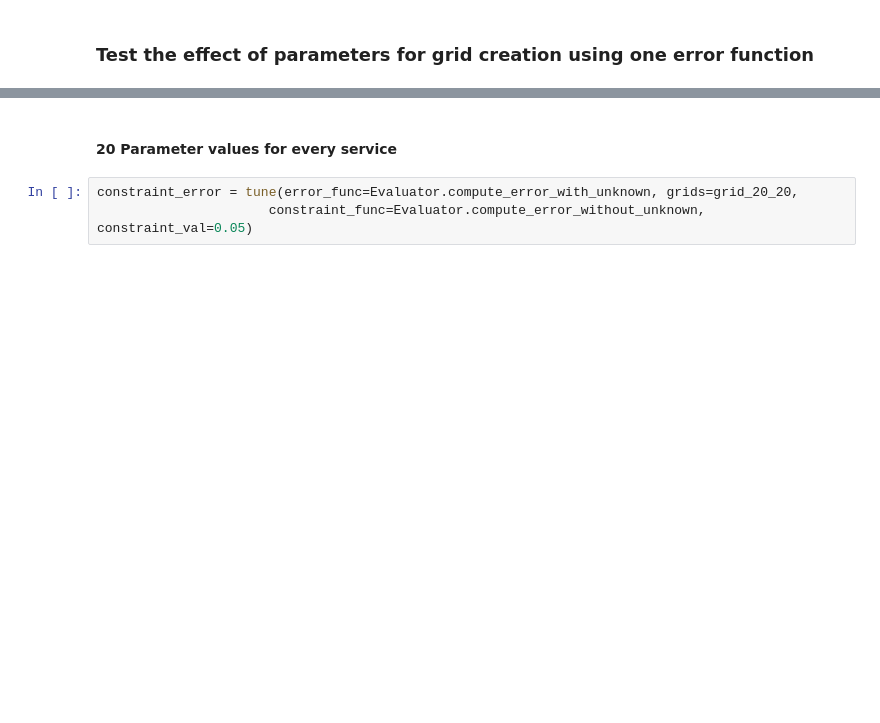
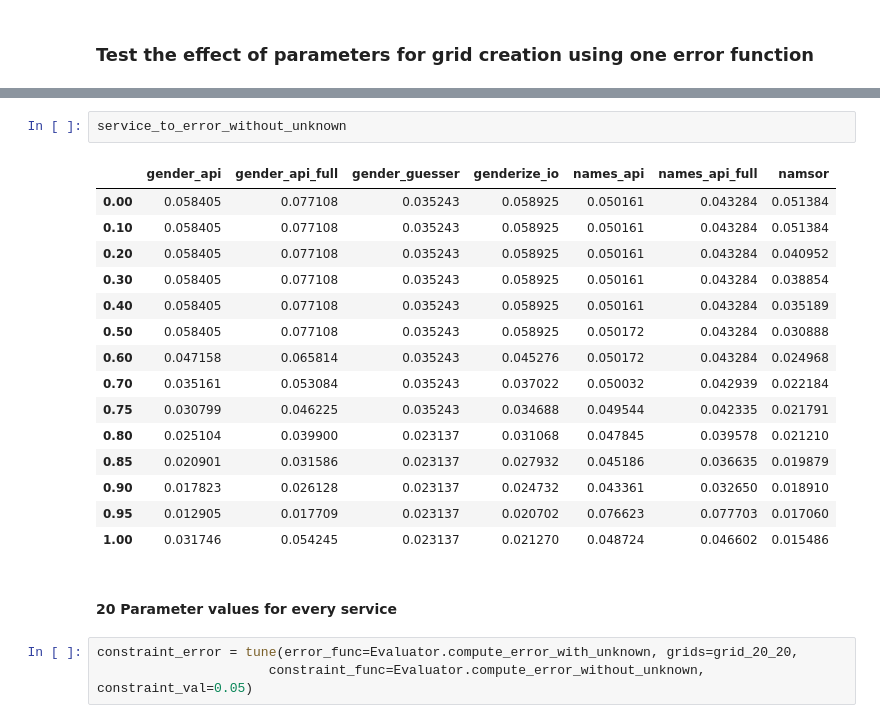
Before and after one commit to GenderGapSTEM-PublicationAnalysis/name_gender_inference, a Jupyter notebook: Parameter_tuning.ipynb, the cells around one changed output, grey strips where cells are left out. Saved outputs shown, nothing was run; the diff lists cells and outputs as text; blank space fills up the shorter version.

```diff
--- a/Parameter_tuning.ipynb
+++ b/Parameter_tuning.ipynb
@@ -308,3 +573,21 @@ def tune(error_func, grids, constraint_func=None, constraint_val=None):
+# %%
+service_to_error_without_unknown
+# %% [output]
+|  | gender_api | gender_api_full | gender_guesser | genderize_io | names_api | names_api_full | namsor |
+| 0.00 | 0.058405 | 0.077108 | 0.035243 | 0.058925 | 0.050161 | 0.043284 | 0.051384 |
+| 0.10 | 0.058405 | 0.077108 | 0.035243 | 0.058925 | 0.050161 | 0.043284 | 0.051384 |
+| 0.20 | 0.058405 | 0.077108 | 0.035243 | 0.058925 | 0.050161 | 0.043284 | 0.040952 |
+| 0.30 | 0.058405 | 0.077108 | 0.035243 | 0.058925 | 0.050161 | 0.043284 | 0.038854 |
+| 0.40 | 0.058405 | 0.077108 | 0.035243 | 0.058925 | 0.050161 | 0.043284 | 0.035189 |
+| 0.50 | 0.058405 | 0.077108 | 0.035243 | 0.058925 | 0.050172 | 0.043284 | 0.030888 |
+| 0.60 | 0.047158 | 0.065814 | 0.035243 | 0.045276 | 0.050172 | 0.043284 | 0.024968 |
+| 0.70 | 0.035161 | 0.053084 | 0.035243 | 0.037022 | 0.050032 | 0.042939 | 0.022184 |
+| 0.75 | 0.030799 | 0.046225 | 0.035243 | 0.034688 | 0.049544 | 0.042335 | 0.021791 |
+| 0.80 | 0.025104 | 0.039900 | 0.023137 | 0.031068 | 0.047845 | 0.039578 | 0.021210 |
+| 0.85 | 0.020901 | 0.031586 | 0.023137 | 0.027932 | 0.045186 | 0.036635 | 0.019879 |
+| 0.90 | 0.017823 | 0.026128 | 0.023137 | 0.024732 | 0.043361 | 0.032650 | 0.018910 |
+| 0.95 | 0.012905 | 0.017709 | 0.023137 | 0.020702 | 0.076623 | 0.077703 | 0.017060 |
+| 1.00 | 0.031746 | 0.054245 | 0.023137 | 0.021270 | 0.048724 | 0.046602 | 0.015486 |
 # %% [markdown]
 #### 20 Parameter values for every service
 # %%
```
Also changed, not shown: parts of 27 cells of this notebook, 2 other files.
